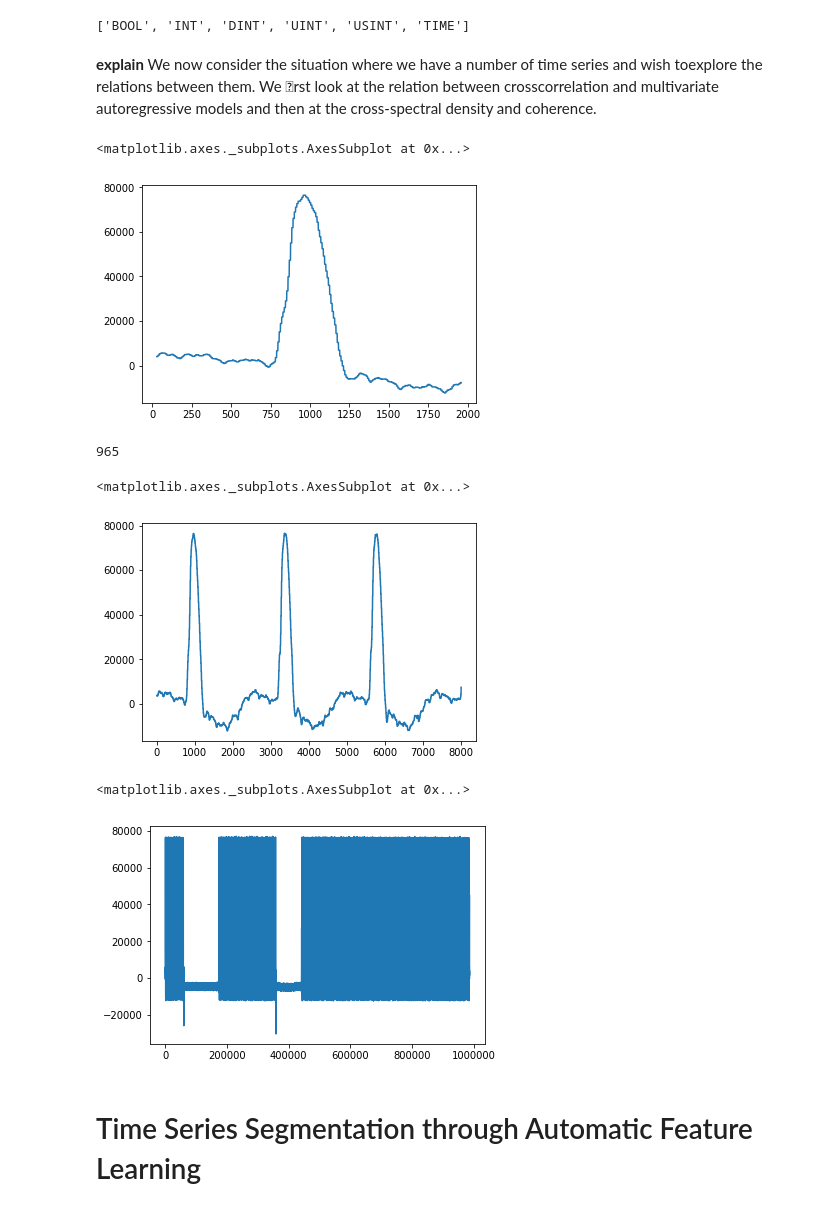
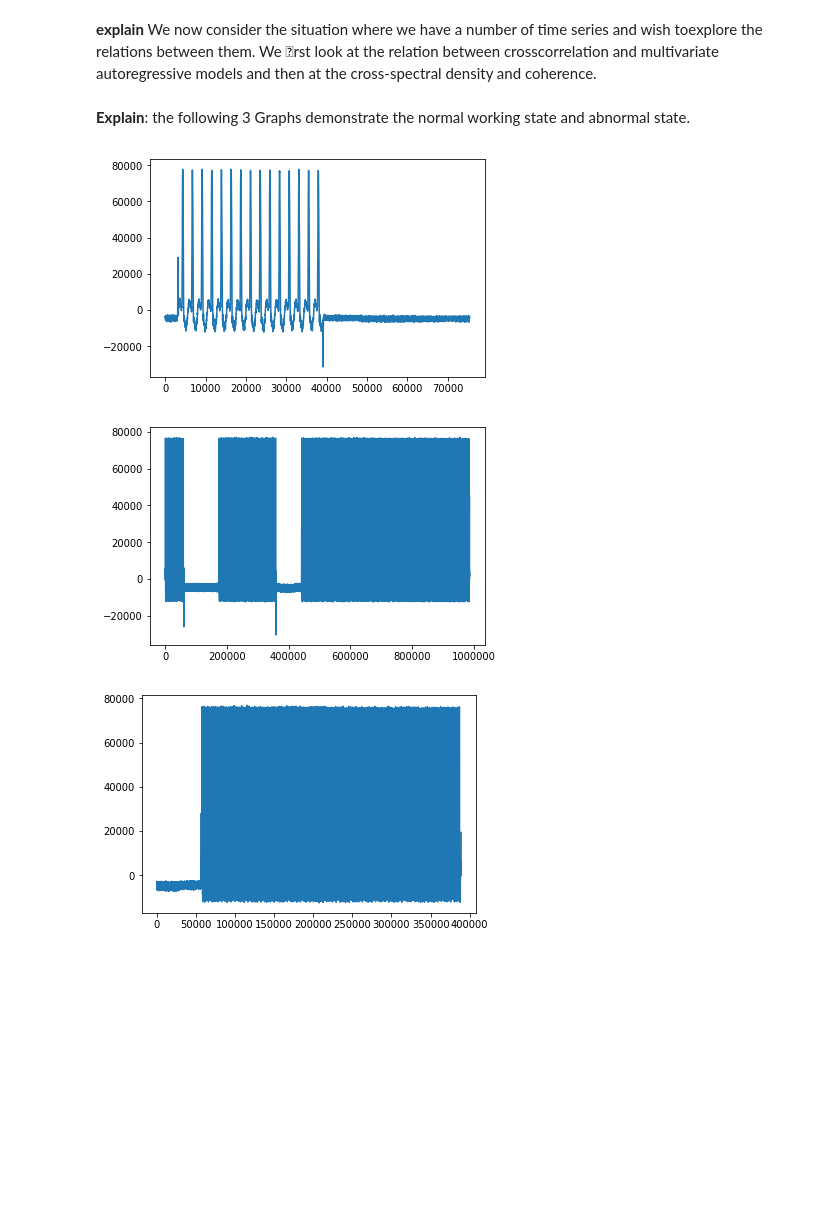
Before and after one commit to youndoldman/EDV-Anormaly-Detection, a Jupyter notebook: TDMS - Time series procession_new.ipynb, the cells around one changed output. Cells and saved outputs as stored; diff of their text form; code cells hidden in the pictures; blank space fills up the shorter version.

```diff
--- a/TDMS - Time series procession_new.ipynb
+++ b/TDMS - Time series procession_new.ipynb
@@ -17,9 +15 @@ from sklearn.pipeline import Pipeline
-# %%
-# load in data
-tdms_file = TdmsFile(".\\FW-1-1\\AKF-FW1-1-H521-1000.tdms")
-#list out the groups
-groups = tdms_file.groups()
-groups
-# %% [output]
-['BOOL', 'INT', 'DINT', 'UINT', 'USINT', 'TIME']
 # %% [markdown]
@@ -37 +17,23 @@ df.drop(dropall, axis = 1, inplace= True)
+# %%
+# load in data
+tdms_file = TdmsFile(".\\FW-1-1\\AKF-FW1-1-H1021-1500.tdms")
+#list out the groups
+groups = tdms_file.groups()
+df = tdms_file.object('DINT').as_dataframe()
+
+#tdms_file2 = TdmsFile(".\\FW-1-1\\AKF-FW1-1-H521-1000.tdms")
+#df2 = tdms_file2.object('DINT').as_dataframe()
+#tdms_file3 = TdmsFile(".\\FW-1-1\\AKF-FW1-1-H862-1000.tdms")
+#df3 = tdms_file3.object('DINT').as_dataframe()
+# %% [markdown]
+**Explain**:  the following 3 Graphs demonstrate the normal working state and abnormal state.
+# %%
+df_power = df['SupplyUnit 50U4 (Unidrive M701 Regen).Transmit PDO Mapping 8.Leistung']
+df_power.plot()
+plt.show()
+# df_power2, df_power3 they are quit similar
+# %% [output]
+[figure, added]
+[figure, added]
+[figure, added]
 # %%
@@ -49,21 +60,3 @@ while(anchor+width*2 < size_df):
-# %%
-df_seg[29].plot()
-# %% [output]
-<matplotlib.axes._subplots.AxesSubplot at 0x...>
-[figure, removed]
 # %%
-df['SupplyUnit 50U4 (Unidrive M701 Regen).Transmit PDO Mapping 8.Leistung'].head(2000).idxmax()
+df_power = df['SupplyUnit 50U4 (Unidrive M701 Regen).Transmit PDO Mapping 8.Leistung']
+df_seg = SW_seg(df_power)
-# %% [output]
-965
-# %%
-df['SupplyUnit 50U4 (Unidrive M701 Regen).Transmit PDO Mapping 8.Leistung'].head(8000).plot()
-# %% [output]
-<matplotlib.axes._subplots.AxesSubplot at 0x...>
-[figure, removed]
-# %%
-df['SupplyUnit 50U4 (Unidrive M701 Regen).Transmit PDO Mapping 8.Leistung'].plot()
-# %% [output]
-<matplotlib.axes._subplots.AxesSubplot at 0x...>
-[figure, removed]
-# %% [markdown]
-# Time Series Segmentation through Automatic Feature Learning
```
Also changed, not shown: parts of 11 cells of this notebook, 1 other file.
